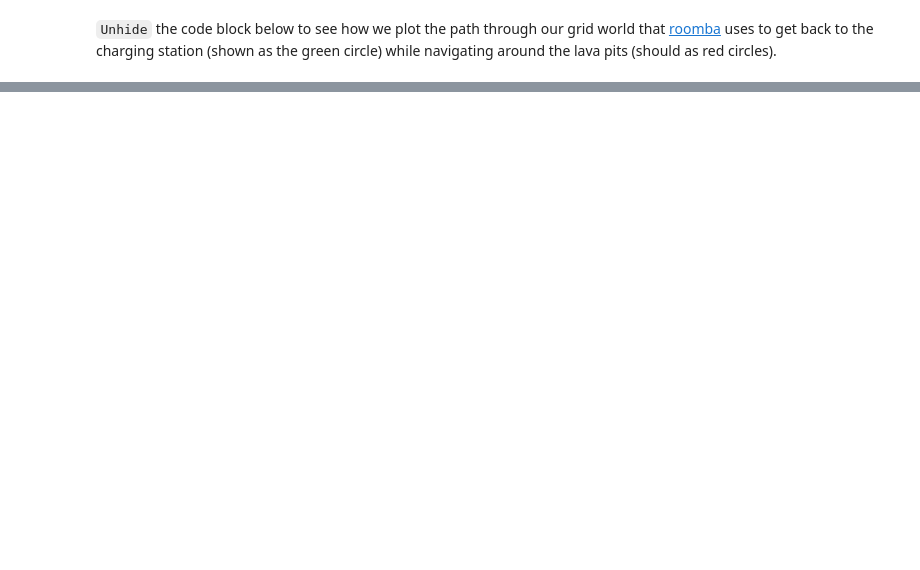
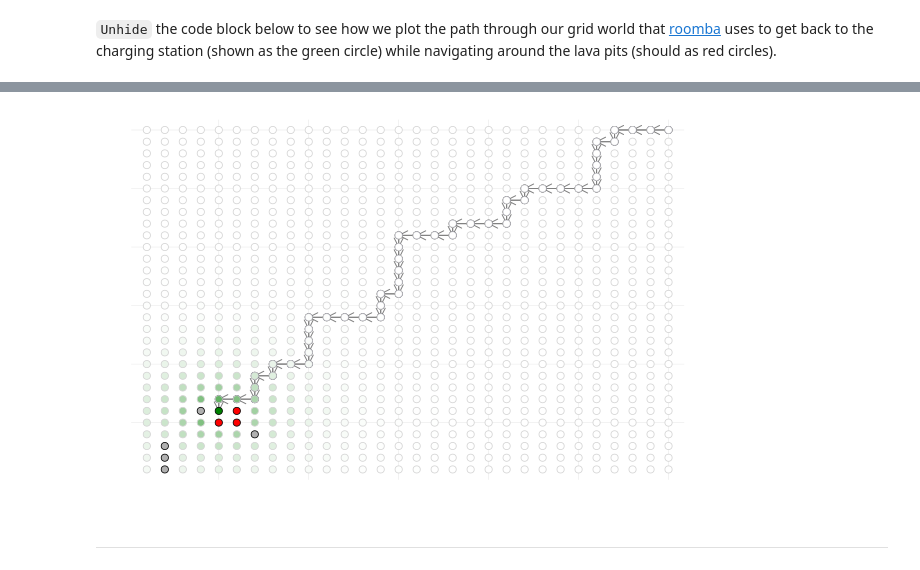
Before and after one commit to varnerlab/CHEME-140-eCornell-Repository, a Jupyter notebook: courses/CHEME-145/module-3/CHEME-145-M3-LavaWorldProblem-Q-Learning-Ungraded-Codio-Activity.ipynb, the cells around one changed output, grey strips where cells are left out. Cells and saved outputs as stored; diff of their text form; code cells hidden in the pictures; blank space fills up the shorter version.

```diff
--- a/courses/CHEME-145/module-3/CHEME-145-M3-LavaWorldProblem-Q-Learning-Ungraded-Codio-Activity.ipynb
+++ b/courses/CHEME-145/module-3/CHEME-145-M3-LavaWorldProblem-Q-Learning-Ungraded-Codio-Activity.ipynb
@@ -117,7 +152,6 @@ We'll update the `rewards` dictionary to include these shaped rewards if the `is
 # do some shaping?
 is_reward_shaping_on = true;
 σ = 1.0; # width parameter for rbf
-default_reward = -1.0; # default step cost
 if (is_reward_shaping_on == true)
     for s in 𝒮
         for s′ in 𝒮
@@ -163,14 +208,4 @@ Next, we allow the agent to experiment with the world. In the simulation loop, w
 # %%
-my_Q_dictionary = Dict{Tuple{Int,Int}, Array{Float64,2}}();
-coordinate = startstate;
-for i ∈ 1:number_of_episodes
-
-    # run an episode, and grab the Q
-    result = simulate(agent_model, world_model, coordinate, number_of_iterations, ϵ = 0.7);
-
-    # update the agent with the Q from the last episode, and try to refine this Q
-    # Analogy: practice make perfect ...
-    agent_model.Q = result.Q;
-end
-my_Q_dictionary[coordinate] = agent_model.Q;
+result = solve(agent_model, world_model;
+    maxsteps = 100, δ = 0.02, worldmodel = lavaworld);
 # %% [markdown]
@@ -178,5 +235,4 @@ We can now build the policy $\pi$ function from the `Q` table. We iterate throug
 # %%
-Q = my_Q_dictionary[startstate];
-my_π = policy(Q);
+my_π = policy(result.Q);
 # %% [markdown]
 `Unhide` the code block below to see how we plot the path through our grid world that [roomba](https://www.irobot.com/en_US/roomba.html?source=google_paid&medium=cpc&ds_campaign=US+-+Conversion+-+Brand+-+SEM+-+Roomba+-+Core+-+Exact&ds_content=Core+-+Roomba+-+Exact&ds_keyword=roomba&gad_source=1&gclid=EAIaIQobChMIu_65qsfYhQMVImJHAR3i1wTGEAAYASAAEgKwgfD_BwE&gclsrc=aw.ds) uses to get back to the charging station (shown as the green circle) while navigating around the lava pits (should as red circles).
@@ -234,0 +239,57 @@ current()
+# %%
+let
+
+    # initialize -
+    p = plot();
+    initial_site = startstate
+    hit_absorbing_state = false
+    s = world_model.states[initial_site];
+    visited_sites = Set{Tuple{Int,Int}}();
+    push!(visited_sites, initial_site);
+
+    while (hit_absorbing_state == false)
+        current_position = world_model.coordinates[s]
+        a = my_π[s];
+        Δ = world_model.moves[a];
+        new_position =  current_position .+ Δ
+        scatter!([current_position[1]],[current_position[2]], label="", showaxis=:false, msc=:black, c=:blue)
+        plot!([current_position[1], new_position[1]],[current_position[2],new_position[2]], label="", arrow=true, lw=1, c=:gray)
+
+        if (in(new_position, absorbing_state_set) == true || in(new_position, visited_sites) == true)
+            hit_absorbing_state = true;
+        elseif (haskey(world_model.states, new_position) == true)
+            s = world_model.states[new_position];
+            push!(visited_sites, new_position);
+        else
+            hit_absorbing_state = true; # we drove off the map
+        end
+    end
+
+    # draw the grid -
+    for s ∈ 𝒮
+        current_position = world_model.coordinates[s]
+        a = my_π[s];
+        Δ = world_model.moves[a];
+        new_position =  current_position .+ Δ
+
+        if (haskey(rewards, current_position) == true && rewards[current_position] == charging_reward)
+            scatter!([current_position[1]],[current_position[2]], label="", showaxis=:false, c=:green, ms=4)
+        elseif (haskey(rewards, current_position) == true && rewards[current_position] == lava_reward)
+            scatter!([current_position[1]],[current_position[2]], label="", showaxis=:false, c=:red, ms=4)
+        elseif (in(current_position, soft_wall_set) == true)
+            scatter!([current_position[1]],[current_position[2]], label="", showaxis=:false, c=:gray69, ms=4)
+        else
+            if (is_reward_shaping_on == true)
+                new_color = weighted_color_mean(rbf(current_position, (5,6), σ = σ), colorant"green", colorant"white")
+                scatter!([current_position[1]],[current_position[2]], label="", showaxis=:false, msc=:lightgray, c=new_color)
+            else
+                scatter!([current_position[1]],[current_position[2]], label="", showaxis=:false, msc=:black, c=:white)
+            end
+        end
+    end
+    current()
+end
+# %% [output]
+[figure, added]
+# %% [markdown]
+___
```
Also changed, not shown: parts of 22 cells of this notebook, 3 other files.
